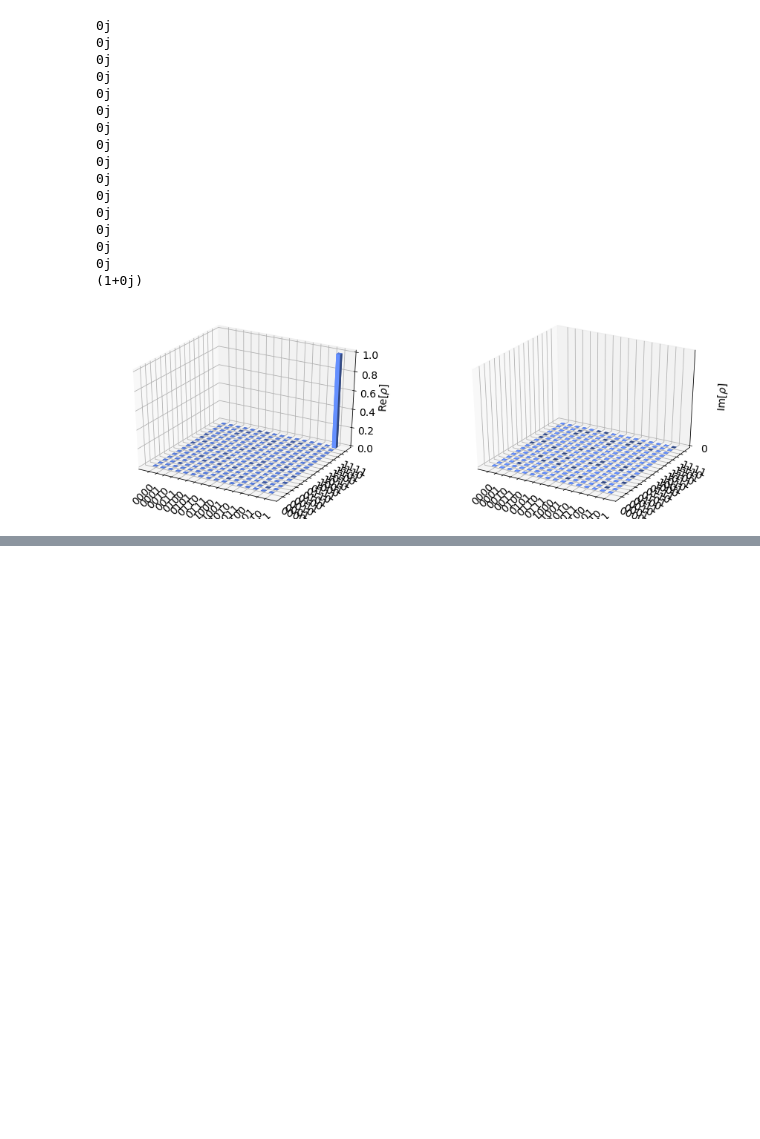
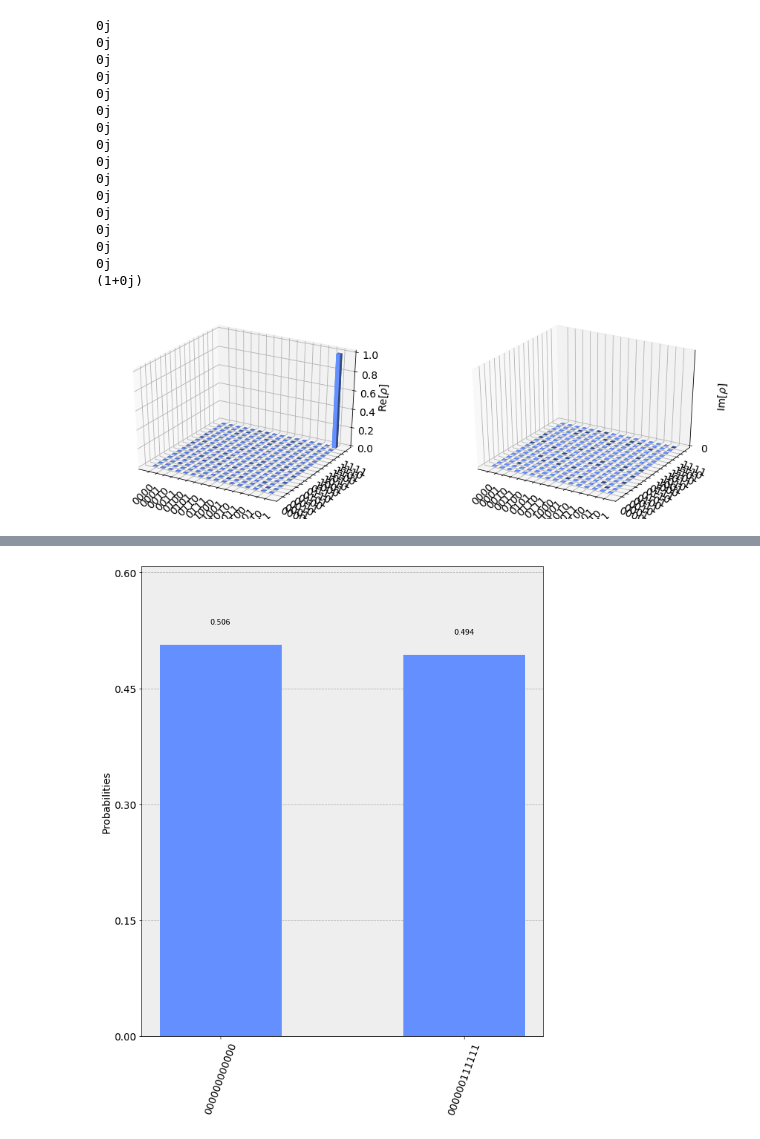
Before and after one commit to shashanka300/QC-practice, a Jupyter notebook: practice/gate observation.ipynb, the cells around one changed output, grey strips where cells are left out. Cells and saved outputs as stored; diff of their text form; code cells hidden in the pictures; blank space fills up the shorter version.

```diff
--- a/practice/gate observation.ipynb
+++ b/practice/gate observation.ipynb
@@ -204,0 +238,5 @@ plot_state_city(job2) #output of individual states
+# %%
+res=execute(qc,bc1,shots=3000).result().get_counts()
+plot_histogram(res,figsize=(10,12))
+# %% [output]
+[figure, added]
```
Also changed, not shown: parts of 2 cells of this notebook.
